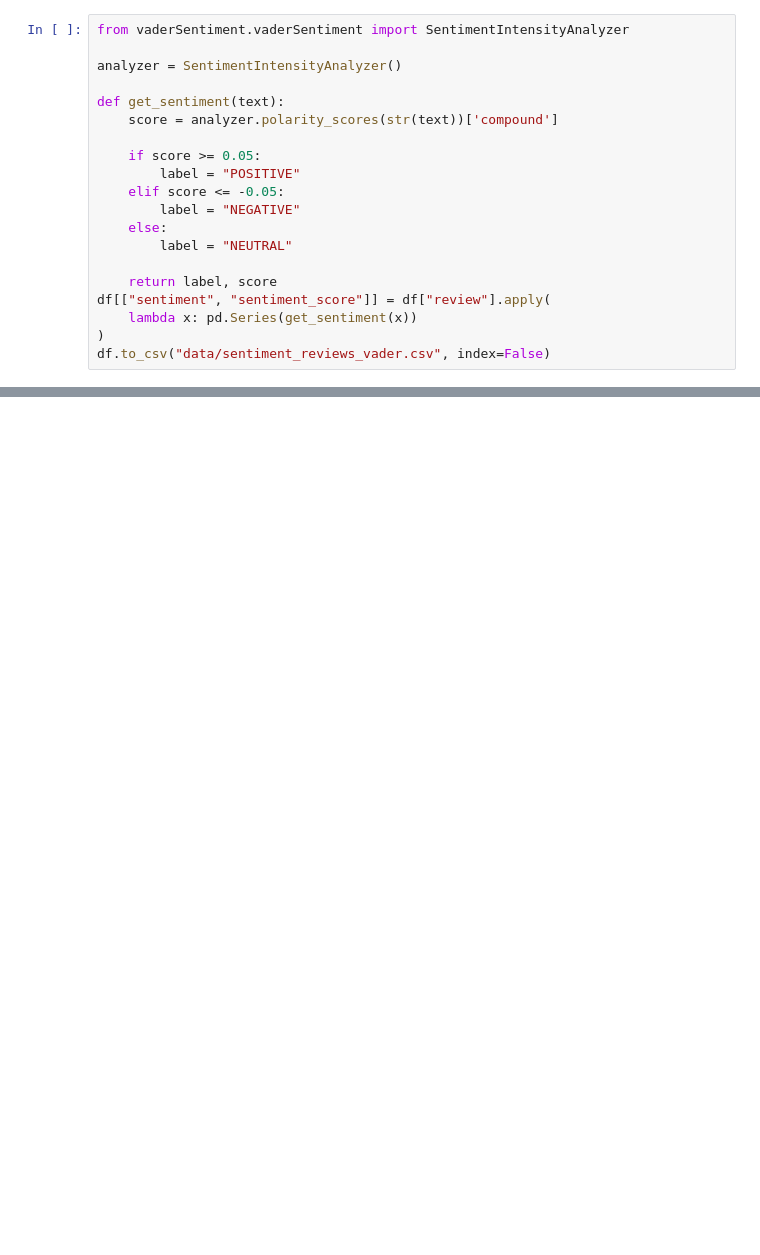
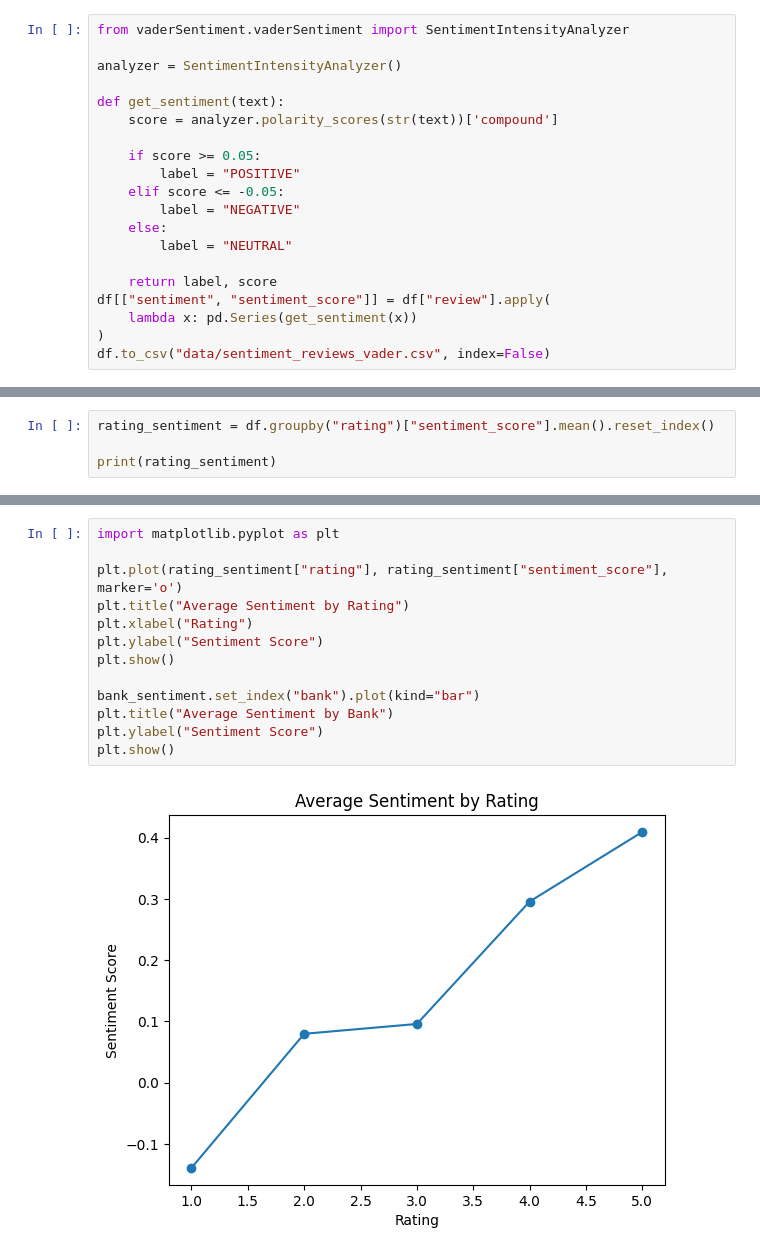
Before and after one commit to Richo-Worku/fintech-review-analytics, a Jupyter notebook: scraping.ipynb, the cells around one changed output, grey strips where cells are left out. Drawn from its saved outputs; the diff is of its cells as text; blank space fills up the shorter version.

```diff
--- a/scraping.ipynb
+++ b/scraping.ipynb
@@ -278,0 +285,4 @@ print(bank_sentiment)
+# %%
+rating_sentiment = df.groupby("rating")["sentiment_score"].mean().reset_index()
+
+print(rating_sentiment)
@@ -278,0 +317,15 @@ print(bank_sentiment)
+# %%
+import matplotlib.pyplot as plt
+
+plt.plot(rating_sentiment["rating"], rating_sentiment["sentiment_score"], marker='o')
+plt.title("Average Sentiment by Rating")
+plt.xlabel("Rating")
+plt.ylabel("Sentiment Score")
+plt.show()
+
+bank_sentiment.set_index("bank").plot(kind="bar")
+plt.title("Average Sentiment by Bank")
+plt.ylabel("Sentiment Score")
+plt.show()
+# %% [output]
+[figure, added]
```
Also changed, not shown: parts of 16 cells of this notebook.
